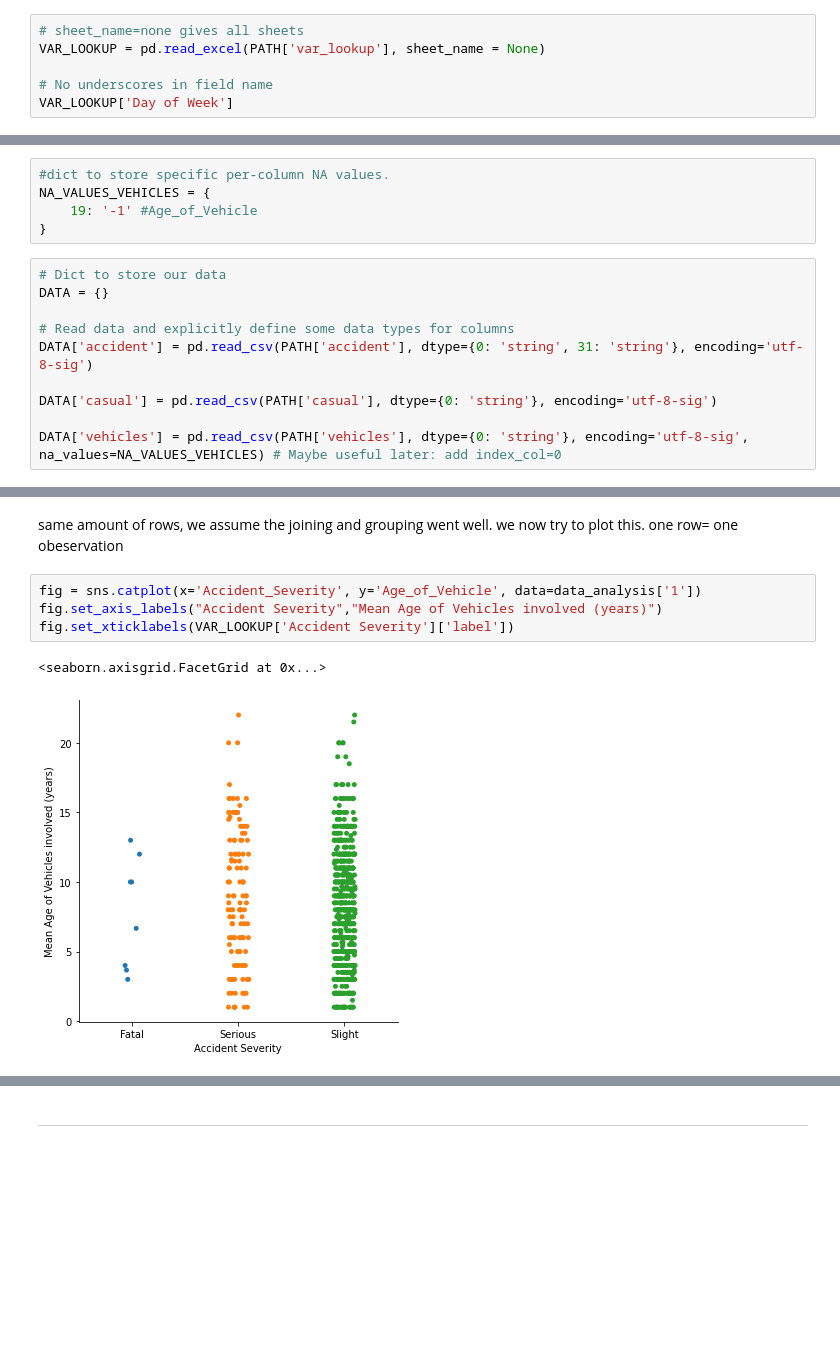
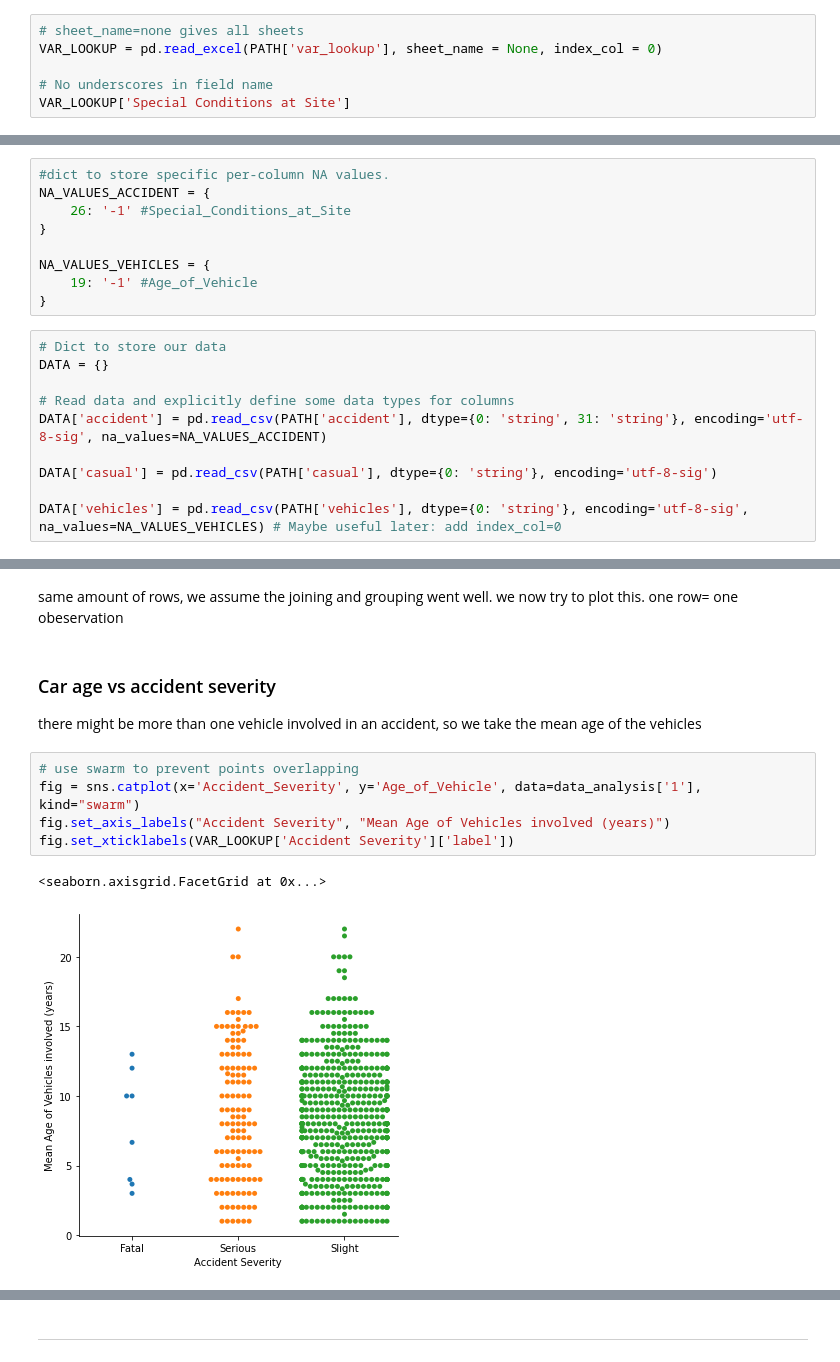
Before and after one commit to mszell/fyp2021p01lectures, a Jupyter notebook: notebooks/fyp2021p01lectures_draft.ipynb, the cells around one changed output, grey strips where cells are left out. Saved outputs shown, nothing was run; the diff lists cells and outputs as text; blank space fills up the shorter version.

```diff
--- a/notebooks/fyp2021p01lectures_draft.ipynb
+++ b/notebooks/fyp2021p01lectures_draft.ipynb
@@ -48,8 +48,8 @@ PATH['vehicles'] = PATH['interim'] / "bradford_vehicles.csv"
 PATH['var_lookup'] = PATH['references'] / 'variable lookup.xls'
 # %%
 # sheet_name=none gives all sheets
-VAR_LOOKUP = pd.read_excel(PATH['var_lookup'], sheet_name = None)
+VAR_LOOKUP = pd.read_excel(PATH['var_lookup'], sheet_name = None, index_col = 0)
 
 # No underscores in field name
-VAR_LOOKUP['Day of Week']
+VAR_LOOKUP['Special Conditions at Site']
 # %% [output]
@@ -70,6 +78,10 @@ That page was updated afterwards (Jan 8th), so local and online data may be inco
 We first explore one data table, the accidents.
 # %%
 #dict to store specific per-column NA values.
+NA_VALUES_ACCIDENT = {
+    26: '-1' #Special_Conditions_at_Site
+}
+
 NA_VALUES_VEHICLES = {
     19: '-1' #Age_of_Vehicle
 }
@@ -78,7 +90,7 @@ NA_VALUES_VEHICLES = {
 DATA = {}
 
 # Read data and explicitly define some data types for columns
-DATA['accident'] = pd.read_csv(PATH['accident'], dtype={0: 'string', 31: 'string'}, encoding='utf-8-sig')
+DATA['accident'] = pd.read_csv(PATH['accident'], dtype={0: 'string', 31: 'string'}, encoding='utf-8-sig', na_values=NA_VALUES_ACCIDENT)
 
 DATA['casual'] = pd.read_csv(PATH['casual'], dtype={0: 'string'}, encoding='utf-8-sig')
 
@@ -656,10 +683,15 @@ len(pd.unique(data_analysis['1'].index))
 # %% [markdown]
 same amount of rows, we assume the joining and grouping went well. we now try to plot this.
 one row= one obeservation
+# %% [markdown]
+### Car age vs accident severity
+
+there might be more than one vehicle involved in an accident, so we take the mean age of the vehicles
 # %%
-fig = sns.catplot(x='Accident_Severity', y='Age_of_Vehicle', data=data_analysis['1'])
-fig.set_axis_labels("Accident Severity","Mean Age of Vehicles involved (years)")
+# use swarm to prevent points overlapping
+fig = sns.catplot(x='Accident_Severity', y='Age_of_Vehicle', data=data_analysis['1'], kind="swarm")
+fig.set_axis_labels("Accident Severity", "Mean Age of Vehicles involved (years)")
 fig.set_xticklabels(VAR_LOOKUP['Accident Severity']['label'])
 # %% [output]
 <seaborn.axisgrid.FacetGrid at 0x...>
-[figure, old version]
+[figure, new version]
```
Also changed, not shown: parts of 28 cells of this notebook.
